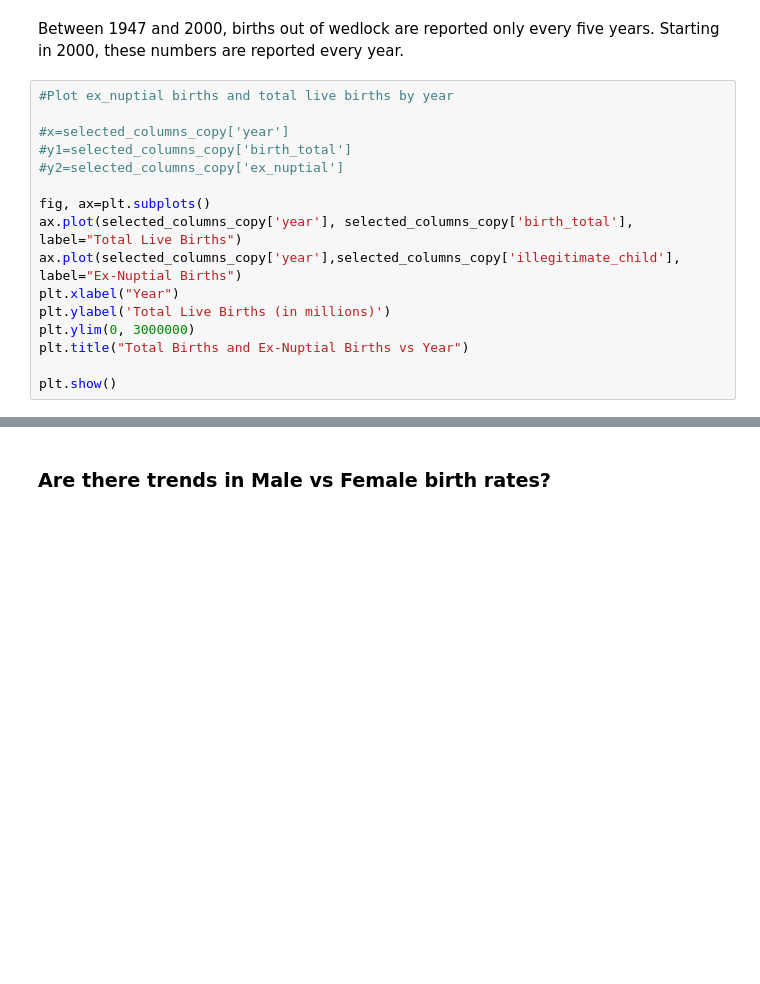
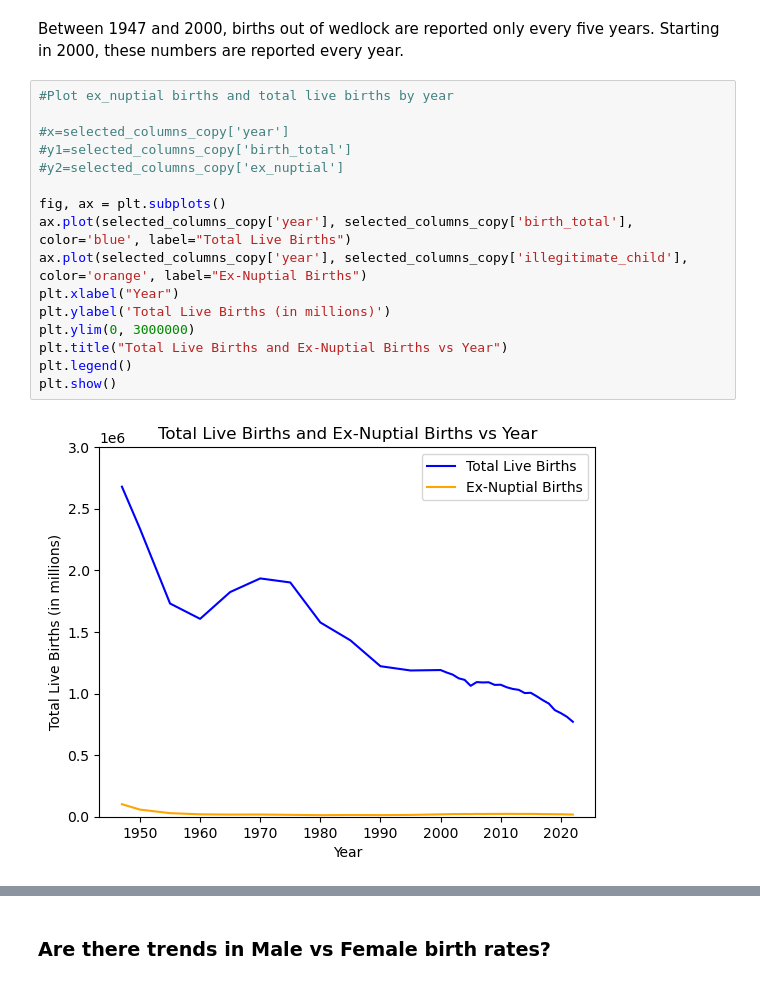
Before and after one commit to schr0841/project-1-group-7, a Jupyter notebook: project1group7.ipynb, the cells around one changed output, grey strips where cells are left out. Cells and saved outputs as stored; diff of their text form; blank space fills up the shorter version.

```diff
--- a/project1group7.ipynb
+++ b/project1group7.ipynb
@@ -106,19 +191,21 @@ Between 1947 and 2000, births out of wedlock are reported only every five years.
 # %%
 #Plot ex_nuptial births and total live births by year
 
 #x=selected_columns_copy['year']
 #y1=selected_columns_copy['birth_total']
 #y2=selected_columns_copy['ex_nuptial']
 
-fig, ax=plt.subplots()
-ax.plot(selected_columns_copy['year'], selected_columns_copy['birth_total'], label="Total Live Births")
-ax.plot(selected_columns_copy['year'],selected_columns_copy['illegitimate_child'], label="Ex-Nuptial Births")
+fig, ax = plt.subplots()
+ax.plot(selected_columns_copy['year'], selected_columns_copy['birth_total'], color='blue', label="Total Live Births")
+ax.plot(selected_columns_copy['year'], selected_columns_copy['illegitimate_child'], color='orange', label="Ex-Nuptial Births")
 plt.xlabel("Year")
 plt.ylabel('Total Live Births (in millions)')
 plt.ylim(0, 3000000)
-plt.title("Total Births and Ex-Nuptial Births vs Year")
-
+plt.title("Total Live Births and Ex-Nuptial Births vs Year")
+plt.legend()
 plt.show()
+# %% [output]
+[figure, added]
 # %%
 #Plot ex_nuptial births as a percent of total live births by year
 
```
Also changed, not shown: parts of 15 cells of this notebook.
